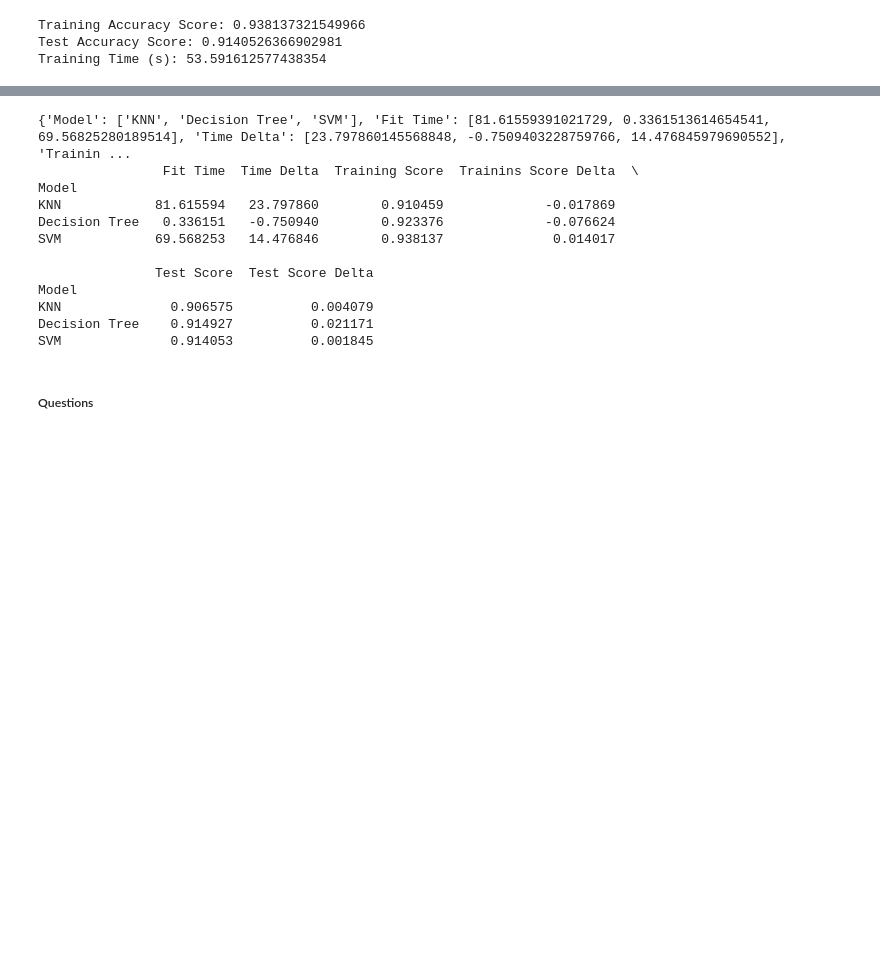
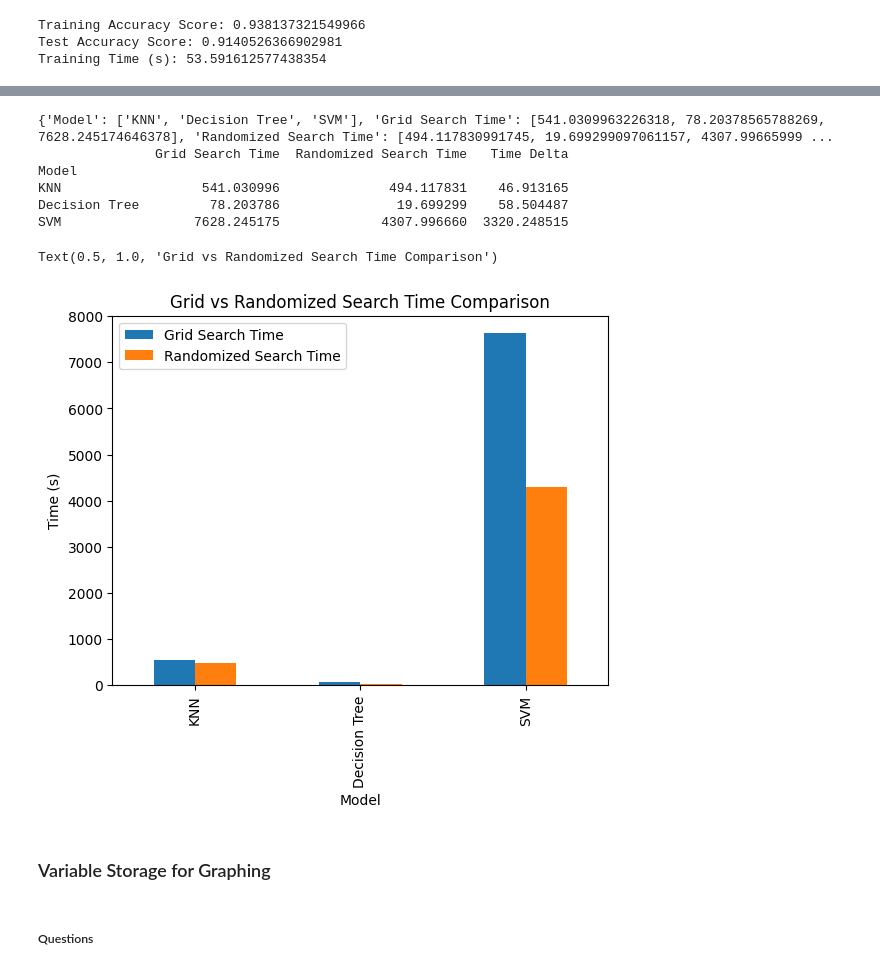
Before and after one commit to SenorMega/AI_ML-Jupyter-Notebooks, a Jupyter notebook: Mod 17 - Practical Assignment #3 Comparing Classifiers/Prac Assignment 3.ipynb, the cells around one changed output, grey strips where cells are left out. Cells and saved outputs as stored; diff of their text form; code cells hidden in the pictures; blank space fills up the shorter version.

```diff
--- a/Mod 17 - Practical Assignment #3 Comparing Classifiers/Prac Assignment 3.ipynb
+++ b/Mod 17 - Practical Assignment #3 Comparing Classifiers/Prac Assignment 3.ipynb
@@ -254,7 +254,7 @@ knn_grid = RandomizedSearchCV(KNeighborsClassifier(),params)
 knn_grid.fit(X_train, y_train)
 
 end = time.time()
-randomized_search_elapsed_time = end - start
+knn_randomized_search_elapsed_time = end - start
 
 best_k = list(knn_grid.best_params_.values())[0]
 best_acc = knn_grid.score(X_test, y_test)
@@ -265,7 +265,7 @@ index1 = np.argmax(df1['mean_test_score'])
 knn_rand_max_test = df1['mean_test_score'][index1]
 knn_rand_optimized_parameter = df1['params'][index1]
 
-print(f'Compute time: {randomized_search_elapsed_time}')
+print(f'Compute time: {knn_randomized_search_elapsed_time}')
 print(f'Parameters of Max Test Score: {df1['params'][index1]}')
 print(f'Max Test Score: {df1['mean_test_score'][index1]}')
 # %% [output]
@@ -283,7 +283,7 @@ knn_grid = RandomizedSearchCV(KNeighborsClassifier(),params)
 knn_grid.fit(X_train, y_train)
 
 end = time.time()
-grid_search_elapsed_time = end - start
+knn_grid_search_elapsed_time = end - start
 
 best_k = list(knn_grid.best_params_.values())[0]
 best_acc = knn_grid.score(X_test, y_test)
@@ -294,7 +294,7 @@ index2 = np.argmax(df2['mean_test_score'])
 knn_grid_max_test = df2['mean_test_score'][index2]
 knn_grid_optimized_parameter = df2['params'][index2]
 
-print(f'Compute time: {grid_search_elapsed_time}')
+print(f'Compute time: {knn_grid_search_elapsed_time}')
 print(f'Parameters of Max Test Score: {df2['params'][index2]}')
 print(f'Max Test Score: {df2['mean_test_score'][index2]}')
 # %% [output]
@@ -515,28 +540,29 @@ NameError: name 'improved_results_df_grid_search' is not defined
-# %%
-improved_results_dict_randomized_search = {
-    'Model': ['KNN', 'Decision Tree', 'SVM'],
-    'Fit Time': [knn_elapsed_time2, decTree_elapsed_time2, svc_elapsed_time2],
-    'Time Delta': [knn_elapsed_time2-knn_elapsed_time, decTree_elapsed_time2-decTree_elapsed_time, svc_elapsed_time2-svc_elapsed_time],
-    'Training Score': [knn_train_score2, decTree_train_score2, svc_train_score2],
-    'Trainins Score Delta': [knn_train_score2-knn_train_score, decTree_train_score2-decTree_train_score, svc_train_score2-svc_train_score],
-    'Test Score': [knn_test_score2, decTree_test_score2, svc_test_score2],
-    'Test Score Delta': [knn_test_score2-knn_test_score, decTree_test_score2-decTree_test_score, svc_test_score2-svc_test_score]
-}
-print(improved_results_dict_randomized_search)
-improved_results_df_randomized_search = pd.DataFrame(improved_results_dict_randomized_search).set_index('Model')
-print(improved_results_df_randomized_search)
-# %% [output]
-{'Model': ['KNN', 'Decision Tree', 'SVM'], 'Fit Time': [81.61559391021729, 0.3361513614654541, 69.56825280189514], 'Time Delta': [23.797860145568848, -0.7509403228759766, 14.476845979690552], 'Trainin ...
-                Fit Time  Time Delta  Training Score  Trainins Score Delta  \
-Model
-KNN            81.615594   23.797860        0.910459             -0.017869
-Decision Tree   0.336151   -0.750940        0.923376             -0.076624
-SVM            69.568253   14.476846        0.938137              0.014017
-
-               Test Score  Test Score Delta
-Model
-KNN              0.906575          0.004079
-Decision Tree    0.914927          0.021171
-SVM              0.914053          0.001845
+# %%
+improved_results_dict_search = {
+    'Model': ['KNN', 'Decision Tree', 'SVM'],
+    'Grid Search Time': [knn_grid_search_elapsed_time, dt_grid_search_elapsed_time, svm_grid_search_elapsed_time],
+    'Randomized Search Time': [knn_randomized_search_elapsed_time, dt_randomized_search_elapsed_time, svm_ramdomized_search_elapsed_time],
+    'Time Delta': [knn_grid_search_elapsed_time-knn_randomized_search_elapsed_time, dt_grid_search_elapsed_time-dt_randomized_search_elapsed_time, svm_grid_search_elapsed_time-svm_ramdomized_search_elapsed_time],
+}
+
+print(improved_results_dict_search)
+improved_results_df_search = pd.DataFrame(improved_results_dict_search).set_index('Model')
+print(improved_results_df_search)
+
+improved_results_df_search_for_graphing = pd.DataFrame(improved_results_dict_search)
+improved_results_df_search_for_graphing.plot(x='Model', y=['Grid Search Time','Randomized Search Time'], kind='bar')
+plt.ylabel('Time (s)')
+plt.title('Grid vs Randomized Search Time Comparison')
+# %% [output]
+{'Model': ['KNN', 'Decision Tree', 'SVM'], 'Grid Search Time': [541.0309963226318, 78.20378565788269, 7628.245174646378], 'Randomized Search Time': [494.117830991745, 19.699299097061157, 4307.99665999 ...
+               Grid Search Time  Randomized Search Time   Time Delta
+Model
+KNN                  541.030996              494.117831    46.913165
+Decision Tree         78.203786               19.699299    58.504487
+SVM                 7628.245175             4307.996660  3320.248515
+Text(0.5, 1.0, 'Grid vs Randomized Search Time Comparison')
+[figure, added]
+# %% [markdown]
+### Variable Storage for Graphing
 # %% [markdown]
 ##### Questions
```
Also changed, not shown: parts of 6 cells of this notebook.
